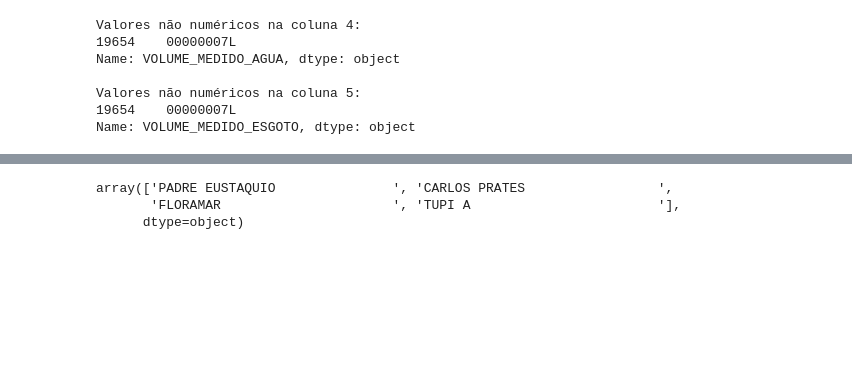
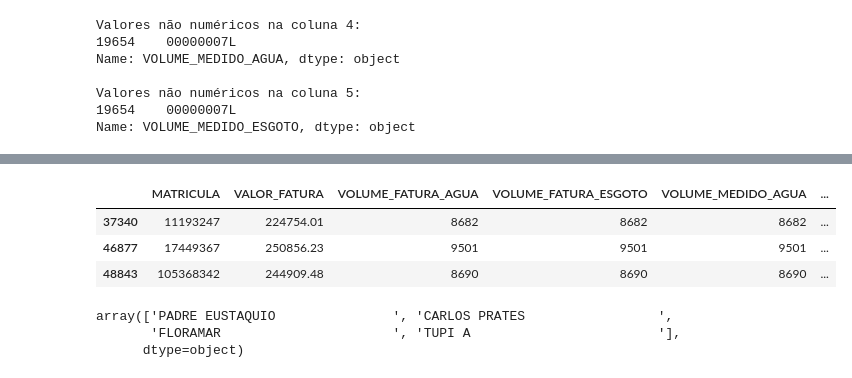
Before and after one commit to redsonlopez/water_forecast, a Jupyter notebook: notebooks/eda/water_eda.ipynb, the cells around one changed output, grey strips where cells are left out. Saved outputs shown, nothing was run; the diff lists cells and outputs as text; code cells hidden in the pictures; blank space fills up the shorter version.

```diff
--- a/notebooks/eda/water_eda.ipynb
+++ b/notebooks/eda/water_eda.ipynb
@@ -67,3 +110,11 @@ df['VALOR_FATURA']= pd.to_numeric(df['VALOR_FATURA'])
+# %%
+# Visualização dos registros com outliers de uma das variáveis de volume
+df[(df["VOLUME_FATURA_AGUA"] > 8000)]
+# %% [output]
+|  | MATRICULA | VALOR_FATURA | VOLUME_FATURA_AGUA | VOLUME_FATURA_ESGOTO | VOLUME_MEDIDO_AGUA | ... |
+| 37340 | 11193247 | 224754.01 | 8682 | 8682 | 8682 | ... |
+| 46877 | 17449367 | 250856.23 | 9501 | 9501 | 9501 | ... |
+| 48843 | 105368342 | 244909.48 | 8690 | 8690 | 8690 | ... |
 # %%
 # Converter data para datetime
 df["DATA_VENCIMENTO"] = pd.to_datetime(df["DATA_VENCIMENTO"], format='mixed', dayfirst=True)
```
Also changed, not shown: parts of 6 cells of this notebook, 1 other file.
